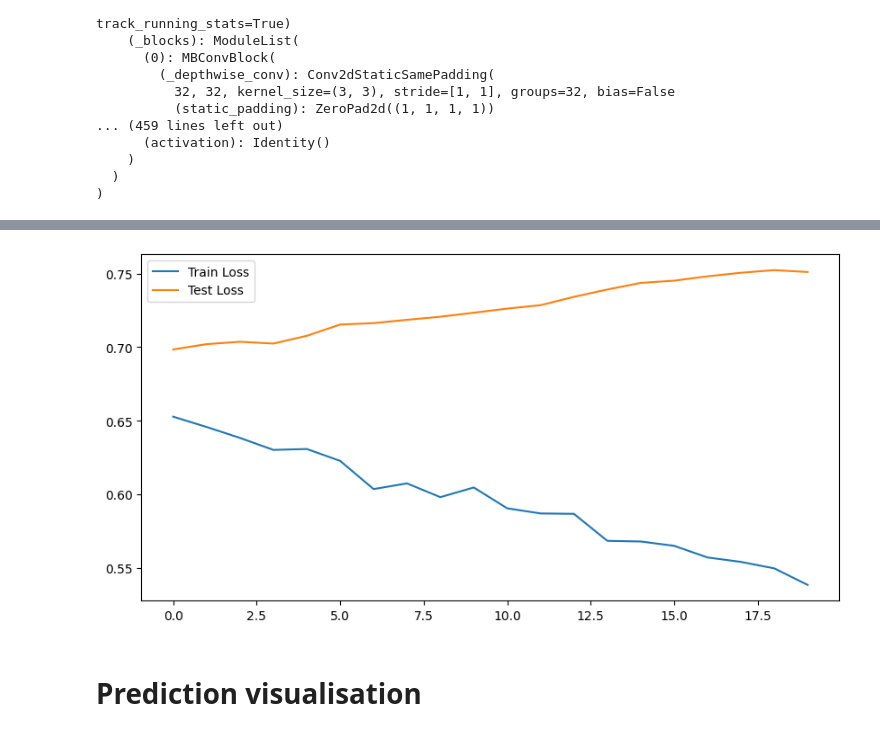
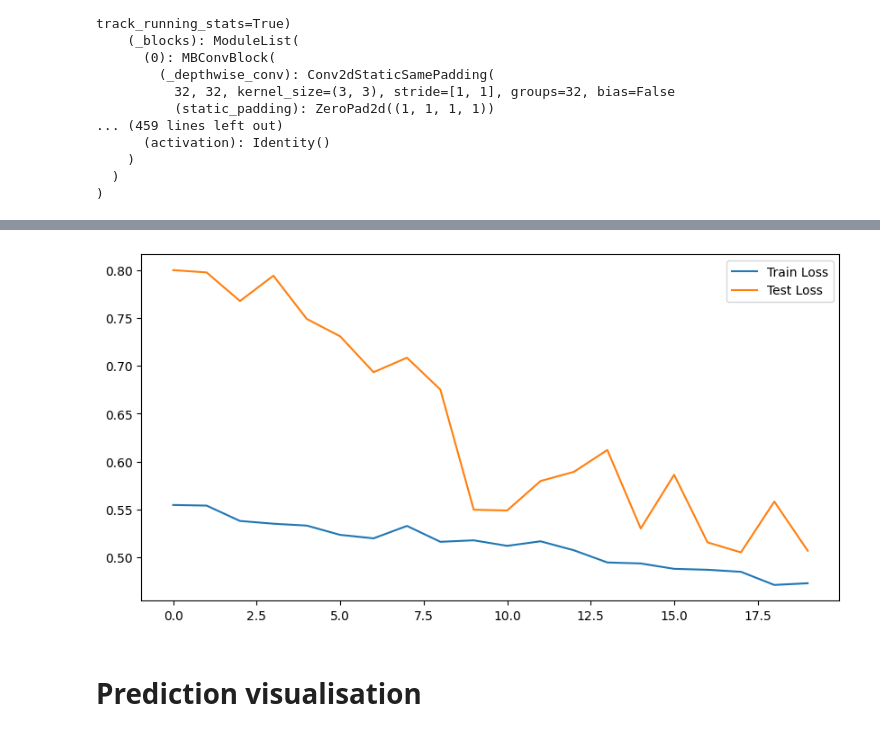
Before and after one commit to GeoKauko/TheNavySeals, a Jupyter notebook: 2_Seal_detection.ipynb, the cells around one changed output, grey strips where cells are left out. Cells and saved outputs as stored; diff of their text form; code cells hidden in the pictures.

```diff
--- a/2_Seal_detection.ipynb
+++ b/2_Seal_detection.ipynb
@@ -225,9 +225,9 @@ learning_rate = 0.00001
 num_epochs = 20
 
 # Define the loss function and optimizer
-#Tversky loss https://www.kaggle.com/code/bigironsphere/loss-function-library-keras-pytorch
+# Tversky loss https://www.kaggle.com/code/bigironsphere/loss-function-library-keras-pytorch
 ALPHA = 0.5
-BETA = 0.5
+BETA = 0.8
 
 class TverskyLoss(nn.Module):
     def __init__(self, weight=None, size_average=True):
@@ -327,4 +327,4 @@ Epoch 20/20, Train Loss: 0.5386, Test Loss: 0.7511
-[figure, old version]
+[figure, new version]
 # %% [markdown]
 # Prediction visualisation
 # %%
```
Also changed, not shown: parts of 2 cells of this notebook.
